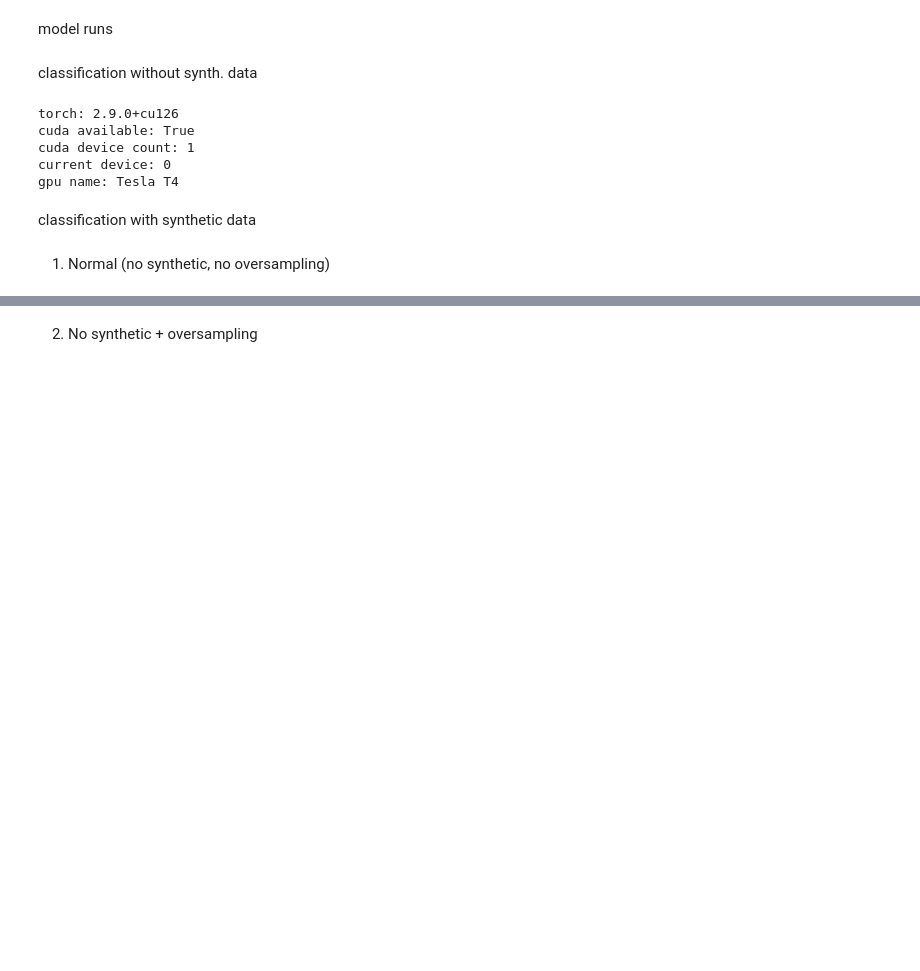
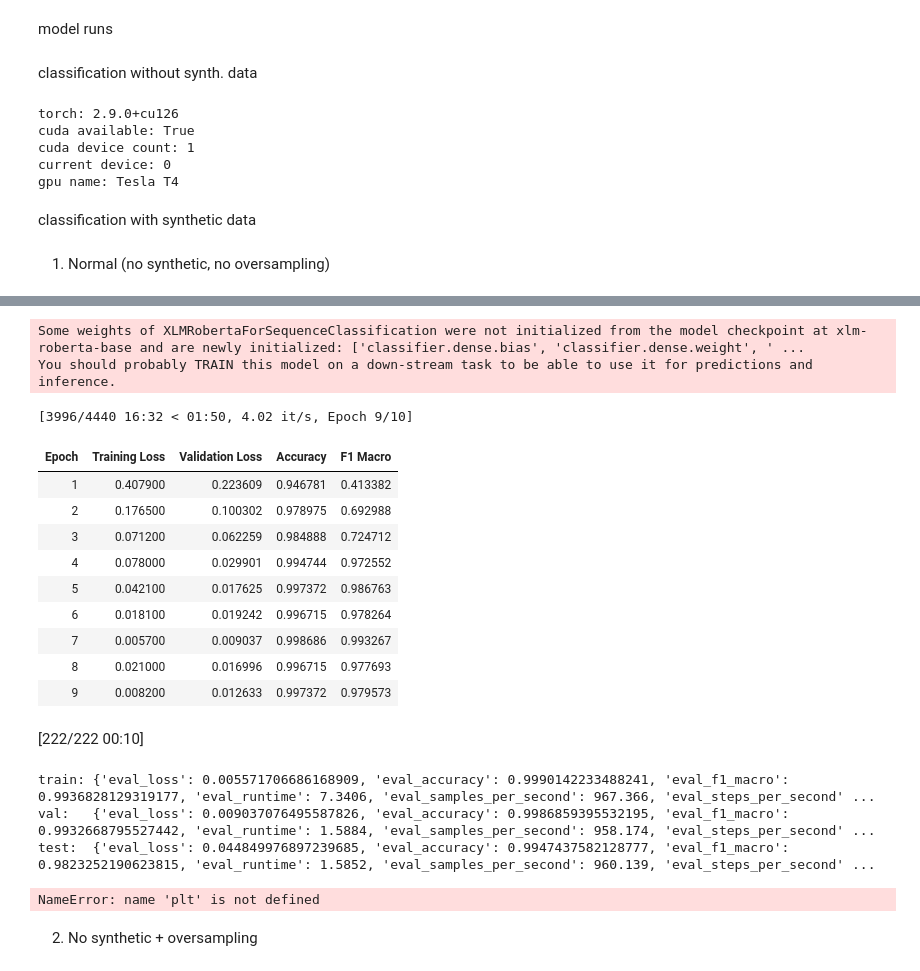
Before and after one commit to luisadosch/nlp-job-title-classification-benchmark-snapaddy, a Jupyter notebook: src/pretrained_classification_department.ipynb, the cells around one changed output, grey strips where cells are left out. Cells and saved outputs as stored; diff of their text form; code cells hidden in the pictures; blank space fills up the shorter version.

```diff
--- a/src/pretrained_classification_department.ipynb
+++ b/src/pretrained_classification_department.ipynb
@@ -59,3 +62,22 @@ Purchasing                 15
 Administrative             14
 Customer Support            6
 Name: count, dtype: int64
+# %%
+train_df_base, temp_df = train_test_split(
+    df_department,
+    test_size=0.30,              # 70% train, 30% temp
+    stratify=df_department["label"],
+    random_state=42,
+)
+
+val_df_base, df_department_test = train_test_split(
+    temp_df,
+    test_size=0.50,              # 15% val, 15% test
+    stratify=temp_df["label"],
+    random_state=42,
+)
+
+print("train:", len(train_df_base), "val:", len(val_df_base), "test:", len(df_department_test))
+print("train label counts:\n", train_df_base["label"].value_counts())
+print("val label counts:\n", val_df_base["label"].value_counts())
+print("test label counts:\n", df_department_test["label"].value_counts())
@@ -91,10 +131,10 @@ def to_hf_dataset(df: pd.DataFrame, label_col: str = "labels") -> Dataset:
     return ds
 # %%
 def eval_split(trainer, train_ds, val_ds, test_ds):
-    train_metrics = trainer.evaluate(train_ds, metric_key_prefix="train")
-    val_metrics   = trainer.evaluate(val_ds,   metric_key_prefix="val")
-    test_metrics  = trainer.evaluate(test_ds,  metric_key_prefix="test")
-    print("Evaluation based on training data:", train_metrics)
-    print("Evaluation based on val data:  ", val_metrics)
-    print("Evaluation based on test data: ", test_metrics)
+    train_metrics = trainer.evaluate(train_ds)
+    val_metrics   = trainer.evaluate(val_ds)
+    test_metrics  = trainer.evaluate(test_ds)
+    print("train:", train_metrics)
+    print("val:  ", val_metrics)
+    print("test: ", test_metrics)
     return train_metrics, val_metrics, test_metrics
@@ -330,0 +300,28 @@ Information Technology       0.98      0.99      0.99       261
+# %%
+# In-distribution evaluation (df_department test split)
+dept_trainer_base, (dept_train_pred, dept_val_pred, dept_test_pred) = run_classification(
+    train_df_base,
+    val_df_base,
+    df_department_test,
+    out_dir="department_cls_base",
+    do_oversample=False
+)
+# %% [output]
+Some weights of XLMRobertaForSequenceClassification were not initialized from the model checkpoint at xlm-roberta-base and are newly initialized: ['classifier.dense.bias', 'classifier.dense.weight', ' ...
+You should probably TRAIN this model on a down-stream task to be able to use it for predictions and inference.
+[3996/4440 16:32 < 01:50, 4.02 it/s, Epoch 9/10]
+| Epoch | Training Loss | Validation Loss | Accuracy | F1 Macro |
+| 1 | 0.407900 | 0.223609 | 0.946781 | 0.413382 |
+| 2 | 0.176500 | 0.100302 | 0.978975 | 0.692988 |
+| 3 | 0.071200 | 0.062259 | 0.984888 | 0.724712 |
+| 4 | 0.078000 | 0.029901 | 0.994744 | 0.972552 |
+| 5 | 0.042100 | 0.017625 | 0.997372 | 0.986763 |
+| 6 | 0.018100 | 0.019242 | 0.996715 | 0.978264 |
+| 7 | 0.005700 | 0.009037 | 0.998686 | 0.993267 |
+| 8 | 0.021000 | 0.016996 | 0.996715 | 0.977693 |
+| 9 | 0.008200 | 0.012633 | 0.997372 | 0.979573 |
+[222/222 00:10]
+train: {'eval_loss': 0.005571706686168909, 'eval_accuracy': 0.9990142233488241, 'eval_f1_macro': 0.9936828129319177, 'eval_runtime': 7.3406, 'eval_samples_per_second': 967.366, 'eval_steps_per_second' ...
+val:   {'eval_loss': 0.009037076495587826, 'eval_accuracy': 0.9986859395532195, 'eval_f1_macro': 0.9932668795527442, 'eval_runtime': 1.5884, 'eval_samples_per_second': 958.174, 'eval_steps_per_second' ...
+test:  {'eval_loss': 0.044849976897239685, 'eval_accuracy': 0.9947437582128777, 'eval_f1_macro': 0.9823252190623815, 'eval_runtime': 1.5852, 'eval_samples_per_second': 960.139, 'eval_steps_per_second' ...
+NameError: name 'plt' is not defined
```
Also changed, not shown: parts of 13 cells of this notebook.
